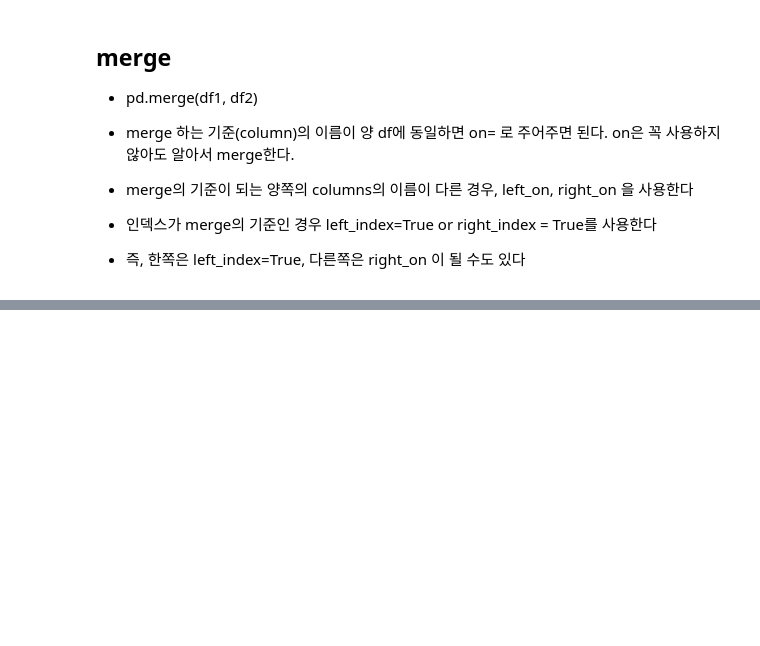
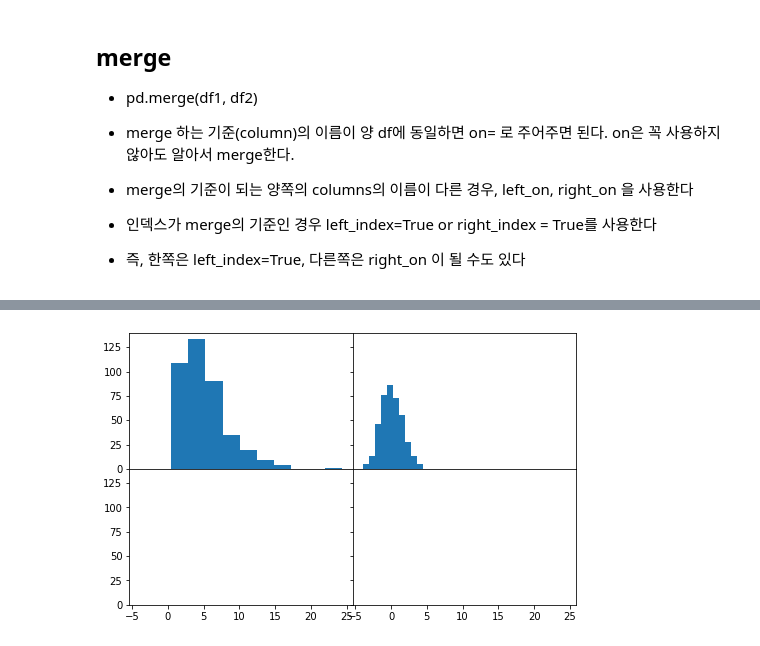
Before and after one commit to Je-Hyeon/My_Study_Materials2021, a Jupyter notebook: DataAnalysis책_정리.ipynb, the cells around one changed output, grey strips where cells are left out. Cells and saved outputs as stored; diff of their text form; code cells hidden in the pictures; blank space fills up the shorter version.

```diff
--- a/DataAnalysis책_정리.ipynb
+++ b/DataAnalysis책_정리.ipynb
@@ -562,0 +573,14 @@ frame.swaplevel(1,0).sort_index()
+# %%
+# subplots 사용......    -> 바로 figsize 인수를 주어줄 수 있음
+
+fig, ax = plt.subplots(2,2,figsize=(8,5), sharex=True, sharey=True)
+
+a = np.arange(-2,2,0.01)
+
+ax[0,0].hist(np.random.chisquare(5, size=len(a)))
+ax[0,1].hist(np.random.normal(a))
+
+# subplots_adjust로 각 plot들의 간격을 조절할 수 있음!!
+plt.subplots_adjust(wspace=0, hspace=0)
+# %% [output]
+[figure, added]
```
Also changed, not shown: parts of 46 cells of this notebook.
